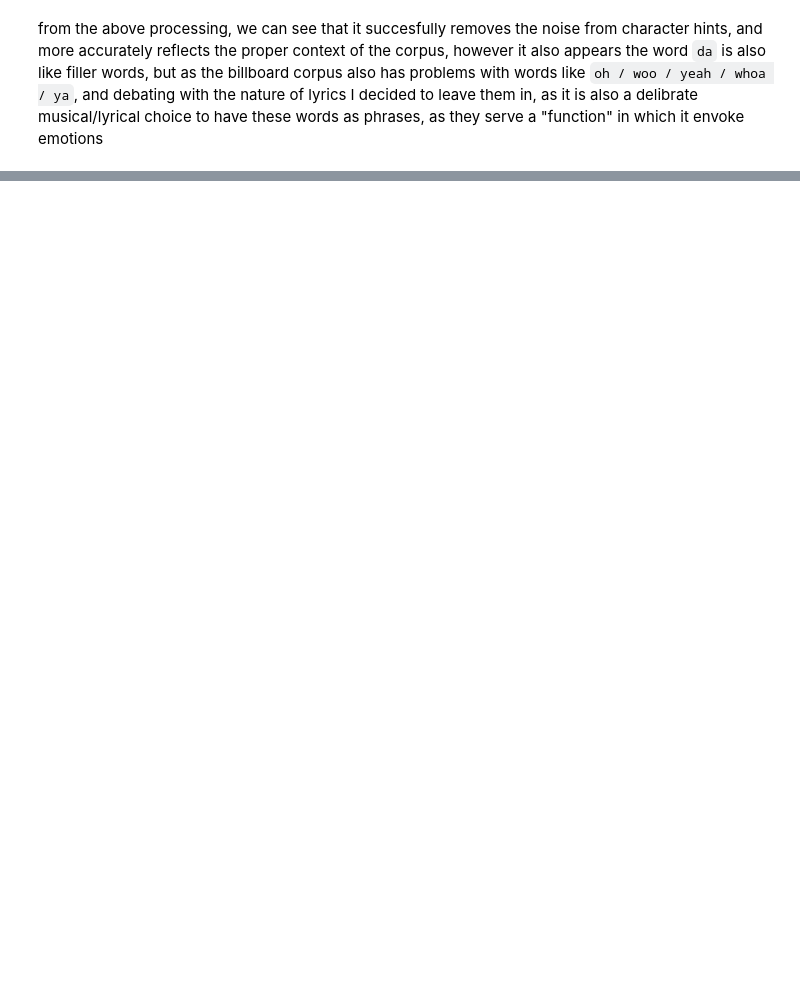
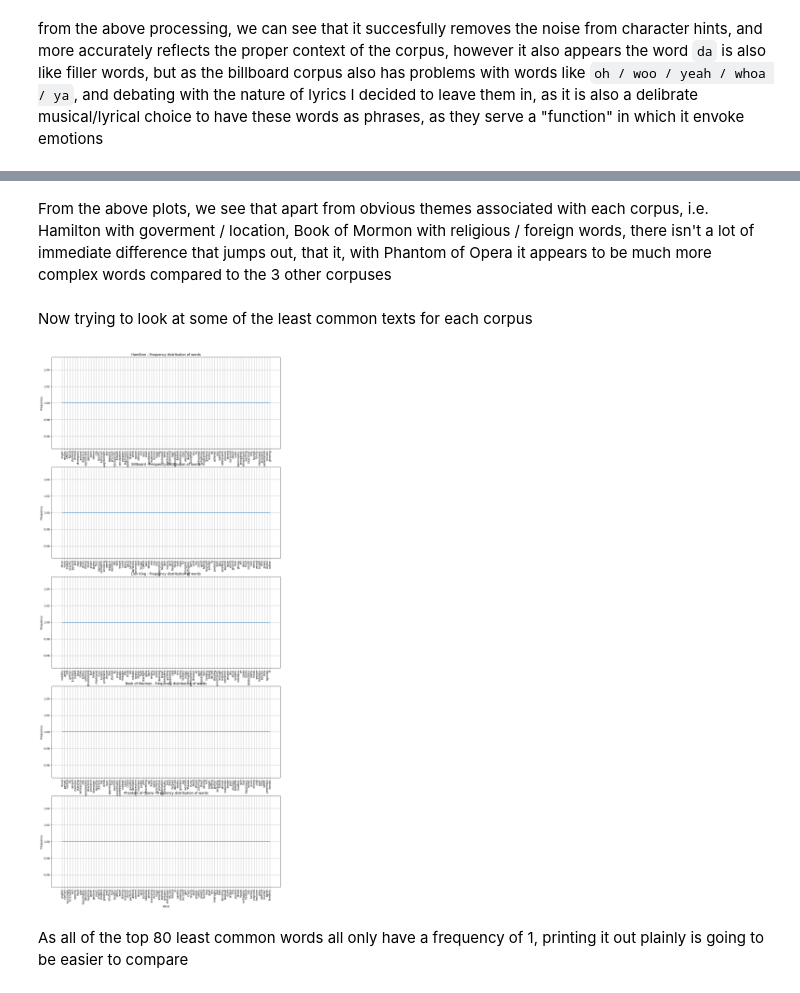
Before and after one commit to yujunglin88/LING229, a Jupyter notebook: Project_2/Project.ipynb, the cells around one changed output, grey strips where cells are left out. Drawn from its saved outputs; the diff is of its cells as text; code cells hidden in the pictures; blank space fills up the shorter version.

```diff
--- a/Project_2/Project.ipynb
+++ b/Project_2/Project.ipynb
@@ -333,0 +371,35 @@ from the above processing, we can see that it succesfully removes the noise from
+# %% [markdown]
+From the above plots, we see that apart from obvious themes associated with each corpus, i.e. Hamilton with goverment / location, Book of Mormon with religious / foreign words, there isn't a lot of immediate difference that jumps out, that it, with Phantom of Opera it appears to be much more complex words compared to the 3 other corpuses
+# %% [markdown]
+Now trying to look at some of the least common texts for each corpus
+# %%
+fig, axs = plt.subplots(5, 1, figsize=(15, 35))
+
+axs[0].set_title('Hamilton - Frequency distribution of words')
+axs[0].plot(*zip(*hamilton_fdist_text[process].most_common()[-show_top:]))
+
+axs[1].set_title('Billboard - Frequency distribution of words')
+axs[1].plot(*zip(*Billboard_fdist_text[process].most_common()[-show_top:]))
+
+axs[2].set_title('Lion King - Frequency distribution of words')
+axs[2].plot(*zip(*Lion_King_fdist_text[process].most_common()[-show_top:]))
+
+axs[3].set_title('Book of Mormon - Frequency distribution of words')
+axs[3].plot(*zip(*Book_of_Mormon_fdist_text[process].most_common()[-show_top:]))
+
+axs[4].set_title('Phantom of Opera - Frequency distribution of words')
+axs[4].plot(*zip(*Phantom_of_Opera_fdist_text[process].most_common()[-show_top:]))
+
+for i in range(5):
+    axs[i].set_xlabel('Word')
+    axs[i].set_ylabel('Frequency')
+    axs[i].xaxis.set_major_locator(FixedLocator(axs[i].get_xticks()))
+    axs[i].set_xticklabels(axs[i].get_xticklabels(), rotation=90)
+    axs[i].grid()
+
+# plt.tight_layout()
+plt.show()
+# %% [output]
+[figure, added]
+# %% [markdown]
+As all of the top 80 least common words all only have a frequency of 1, printing it out plainly is going to be easier to compare
```
Also changed, not shown: parts of 16 cells of this notebook.
